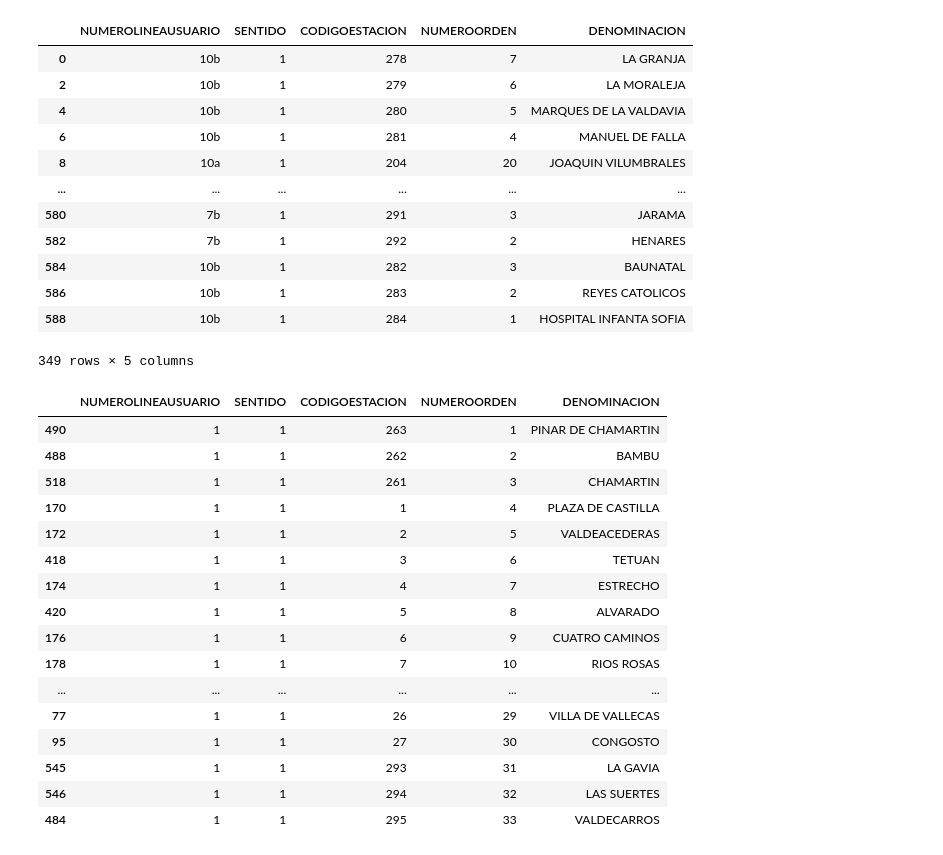
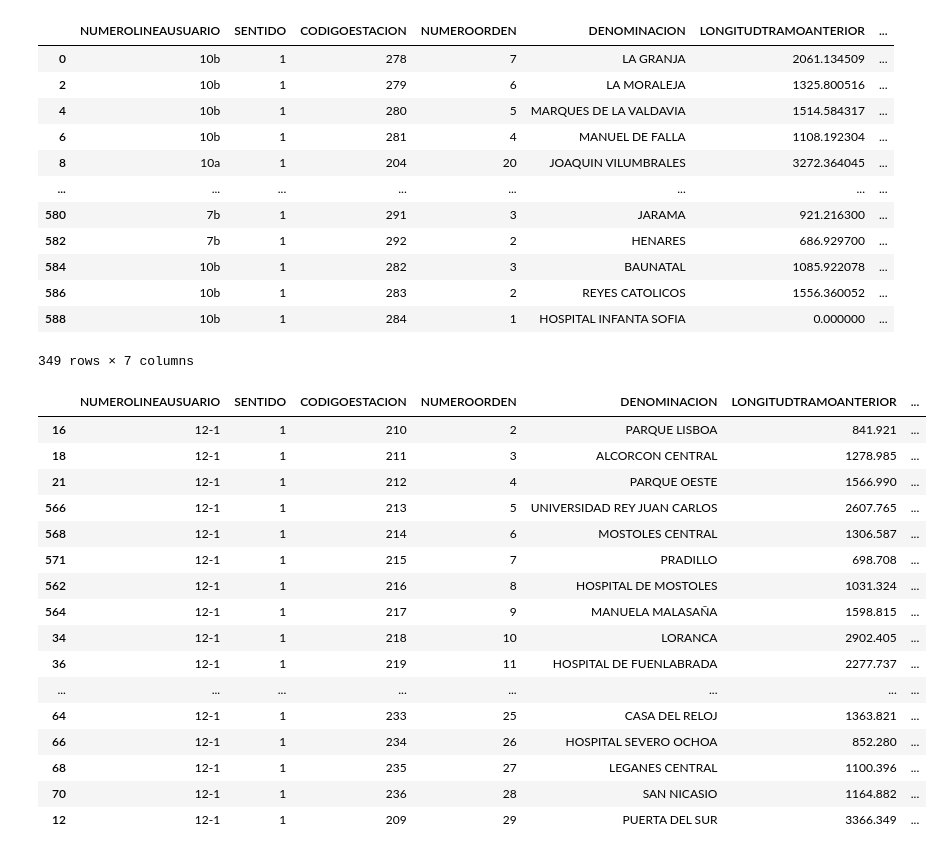
Before and after one commit to mriioos/p3-bain-graphs-analisys, a Jupyter notebook: main.ipynb, the cells around one changed output. Drawn from its saved outputs; the diff is of its cells as text; code cells hidden in the pictures.

```diff
--- a/main.ipynb
+++ b/main.ipynb
@@ -10,5 +11,5 @@ Relación (Línea):
 # %%
 import pandas as pd
-df = pd.read_csv('./INPUT/M4_ParadasPorItinerario.csv', usecols=[4,5,7,10,13])
+df = pd.read_csv('./INPUT/M4_ParadasPorItinerario.csv', usecols=[4,5,7,10,13,22,23])
 df
 # %% [output]
@@ -30,41 +31,41 @@ df_filtrado = df[df['SENTIDO'] == 1]
 df_limpio = df_filtrado.drop_duplicates(subset=['CODIGOESTACION', 'NUMEROLINEAUSUARIO'], keep='first', inplace=False)
 df_limpio
 # %% [output]
-|  | NUMEROLINEAUSUARIO | SENTIDO | CODIGOESTACION | NUMEROORDEN | DENOMINACION |
-| 0 | 10b | 1 | 278 | 7 | LA GRANJA |
-| 2 | 10b | 1 | 279 | 6 | LA MORALEJA |
-| 4 | 10b | 1 | 280 | 5 | MARQUES DE LA VALDAVIA |
-| 6 | 10b | 1 | 281 | 4 | MANUEL DE FALLA |
-| 8 | 10a | 1 | 204 | 20 | JOAQUIN VILUMBRALES |
-| ... | ... | ... | ... | ... | ... |
-| 580 | 7b | 1 | 291 | 3 | JARAMA |
-| 582 | 7b | 1 | 292 | 2 | HENARES |
-| 584 | 10b | 1 | 282 | 3 | BAUNATAL |
-| 586 | 10b | 1 | 283 | 2 | REYES CATOLICOS |
-| 588 | 10b | 1 | 284 | 1 | HOSPITAL INFANTA SOFIA |
+|  | NUMEROLINEAUSUARIO | SENTIDO | CODIGOESTACION | NUMEROORDEN | DENOMINACION | LONGITUDTRAMOANTERIOR | ... |
+| 0 | 10b | 1 | 278 | 7 | LA GRANJA | 2061.134509 | ... |
+| 2 | 10b | 1 | 279 | 6 | LA MORALEJA | 1325.800516 | ... |
+| 4 | 10b | 1 | 280 | 5 | MARQUES DE LA VALDAVIA | 1514.584317 | ... |
+| 6 | 10b | 1 | 281 | 4 | MANUEL DE FALLA | 1108.192304 | ... |
+| 8 | 10a | 1 | 204 | 20 | JOAQUIN VILUMBRALES | 3272.364045 | ... |
+| ... | ... | ... | ... | ... | ... | ... | ... |
+| 580 | 7b | 1 | 291 | 3 | JARAMA | 921.216300 | ... |
+| 582 | 7b | 1 | 292 | 2 | HENARES | 686.929700 | ... |
+| 584 | 10b | 1 | 282 | 3 | BAUNATAL | 1085.922078 | ... |
+| 586 | 10b | 1 | 283 | 2 | REYES CATOLICOS | 1556.360052 | ... |
+| 588 | 10b | 1 | 284 | 1 | HOSPITAL INFANTA SOFIA | 0.000000 | ... |
-349 rows × 5 columns
+349 rows × 7 columns
 # %%
-df_limpio['NUMEROLINEAUSUARIO'].unique().tolist()
-df_line = df_limpio[df_limpio['NUMEROLINEAUSUARIO'] == '1'].sort_values(by='NUMEROORDEN')
+lineas = df_limpio['NUMEROLINEAUSUARIO'].unique().tolist()
+df_line = df_limpio[df_limpio['NUMEROLINEAUSUARIO'] == '12-1'].sort_values(by='NUMEROORDEN')
 df_line
 # %% [output]
-|  | NUMEROLINEAUSUARIO | SENTIDO | CODIGOESTACION | NUMEROORDEN | DENOMINACION |
-| 490 | 1 | 1 | 263 | 1 | PINAR DE CHAMARTIN |
-| 488 | 1 | 1 | 262 | 2 | BAMBU |
-| 518 | 1 | 1 | 261 | 3 | CHAMARTIN |
-| 170 | 1 | 1 | 1 | 4 | PLAZA DE CASTILLA |
-| 172 | 1 | 1 | 2 | 5 | VALDEACEDERAS |
-| 418 | 1 | 1 | 3 | 6 | TETUAN |
-| 174 | 1 | 1 | 4 | 7 | ESTRECHO |
-| 420 | 1 | 1 | 5 | 8 | ALVARADO |
-| 176 | 1 | 1 | 6 | 9 | CUATRO CAMINOS |
-| 178 | 1 | 1 | 7 | 10 | RIOS ROSAS |
-| ... | ... | ... | ... | ... | ... |
-| 77 | 1 | 1 | 26 | 29 | VILLA DE VALLECAS |
-| 95 | 1 | 1 | 27 | 30 | CONGOSTO |
-| 545 | 1 | 1 | 293 | 31 | LA GAVIA |
-| 546 | 1 | 1 | 294 | 32 | LAS SUERTES |
-| 484 | 1 | 1 | 295 | 33 | VALDECARROS |
+|  | NUMEROLINEAUSUARIO | SENTIDO | CODIGOESTACION | NUMEROORDEN | DENOMINACION | LONGITUDTRAMOANTERIOR | ... |
+| 16 | 12-1 | 1 | 210 | 2 | PARQUE LISBOA | 841.921 | ... |
+| 18 | 12-1 | 1 | 211 | 3 | ALCORCON CENTRAL | 1278.985 | ... |
+| 21 | 12-1 | 1 | 212 | 4 | PARQUE OESTE | 1566.990 | ... |
+| 566 | 12-1 | 1 | 213 | 5 | UNIVERSIDAD REY JUAN CARLOS | 2607.765 | ... |
+| 568 | 12-1 | 1 | 214 | 6 | MOSTOLES CENTRAL | 1306.587 | ... |
+| 571 | 12-1 | 1 | 215 | 7 | PRADILLO | 698.708 | ... |
+| 562 | 12-1 | 1 | 216 | 8 | HOSPITAL DE MOSTOLES | 1031.324 | ... |
+| 564 | 12-1 | 1 | 217 | 9 | MANUELA MALASAÑA | 1598.815 | ... |
+| 34 | 12-1 | 1 | 218 | 10 | LORANCA | 2902.405 | ... |
+| 36 | 12-1 | 1 | 219 | 11 | HOSPITAL DE FUENLABRADA | 2277.737 | ... |
+| ... | ... | ... | ... | ... | ... | ... | ... |
+| 64 | 12-1 | 1 | 233 | 25 | CASA DEL RELOJ | 1363.821 | ... |
+| 66 | 12-1 | 1 | 234 | 26 | HOSPITAL SEVERO OCHOA | 852.280 | ... |
+| 68 | 12-1 | 1 | 235 | 27 | LEGANES CENTRAL | 1100.396 | ... |
+| 70 | 12-1 | 1 | 236 | 28 | SAN NICASIO | 1164.882 | ... |
+| 12 | 12-1 | 1 | 209 | 29 | PUERTA DEL SUR | 3366.349 | ... |
 # %%
 import networkx as nx
 import pandas as pd
```
Also changed, not shown: parts of 7 cells of this notebook, 2 other files.
